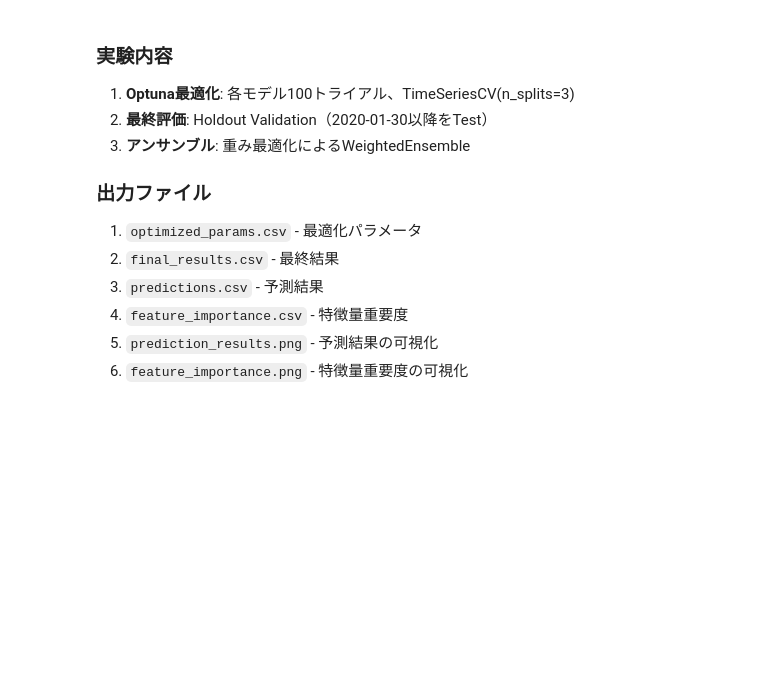
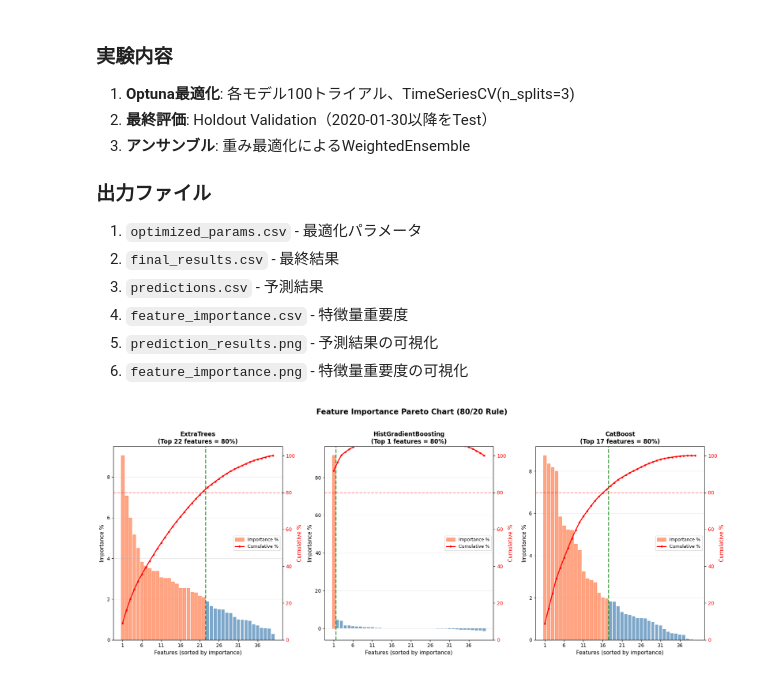
Before and after one commit to kobadaidesu/airregi-, a Jupyter notebook: kaggle-template/notebook/exp24.ipynb, the cells around one changed output. Saved outputs shown, nothing was run; the diff lists cells and outputs as text; code cells hidden in the pictures; blank space fills up the shorter version.

```diff
--- a/kaggle-template/notebook/exp24.ipynb
+++ b/kaggle-template/notebook/exp24.ipynb
@@ -753,3 +920,91 @@ print(f"  {output_dir}/feature_importance.png")
 4. `feature_importance.csv` - 特徴量重要度
 5. `prediction_results.png` - 予測結果の可視化
 6. `feature_importance.png` - 特徴量重要度の可視化
+# %%
+# ==================================================================================
+# 特徴量重要度 パレート図（80/20の法則）
+# ==================================================================================
+
+import matplotlib.pyplot as plt
+import numpy as np
+import pandas as pd
+
+# importance_df が既に存在する前提（cell-19で作成済み）
+# なければ以下で読み込み
+# importance_df = pd.read_csv(f'{output_dir}/feature_importance.csv')
+
+fig, axes = plt.subplots(1, 3, figsize=(18, 7))
+
+for idx, model_name in enumerate(['ExtraTrees', 'HistGradientBoosting', 'CatBoost']):
+    ax = axes[idx]
+
+    # 重要度でソート（降順）
+    sorted_df = importance_df[['feature', model_name]].sort_values(model_name, ascending=False).reset_index(drop=True)
+
+    # 正規化（合計を100%に）
+    total = sorted_df[model_name].sum()
+    sorted_df['importance_pct'] = sorted_df[model_name] / total * 100
+    sorted_df['cumulative_pct'] = sorted_df['importance_pct'].cumsum()
+
+    # 棒グラフ（重要度）
+    x = np.arange(len(sorted_df))
+    bars = ax.bar(x, sorted_df['importance_pct'], color='steelblue', alpha=0.7, label='Importance %')
+
+    # 累積線（パレート曲線）
+    ax2 = ax.twinx()
+    ax2.plot(x, sorted_df['cumulative_pct'], 'r-o', markersize=3, linewidth=2, label='Cumulative %')
+    ax2.axhline(y=80, color='red', linestyle='--', alpha=0.5, linewidth=1.5)
+    ax2.set_ylabel('Cumulative %', fontsize=11, color='red')
+    ax2.set_ylim(0, 105)
+    ax2.tick_params(axis='y', labelcolor='red')
+
+    # 80%ラインに達する特徴量数を計算
+    n_80 = (sorted_df['cumulative_pct'] <= 80).sum() + 1
+    ax.axvline(x=n_80 - 0.5, color='green', linestyle='--', alpha=0.7, linewidth=2)
+
+    # 80%に貢献する特徴量をハイライト
+    for i in range(min(n_80, len(bars))):
+        bars[i].set_color('coral')
+
+    ax.set_xlabel('Features (sorted by importance)', fontsize=11)
+    ax.set_ylabel('Importance %', fontsize=11)
+    ax.set_title(f'{model_name}\n(Top {n_80} features = 80%)', fontsize=12, fontweight='bold')
+    ax.set_xticks(x[::5])  # 5個おきにラベル
+    ax.set_xticklabels(x[::5] + 1)
+    ax.grid(alpha=0.3, axis='y')
+
+    # 凡例
+    lines1, labels1 = ax.get_legend_handles_labels()
+    lines2, labels2 = ax2.get_legend_handles_labels()
+    ax.legend(lines1 + lines2, labels1 + labels2, loc='center right', fontsize=9)
+
+plt.suptitle('Feature Importance Pareto Chart (80/20 Rule)', fontsize=15, fontweight='bold', y=1.02)
+plt.tight_layout()
+plt.savefig(f'{output_dir}/feature_importance_pareto.png', dpi=300, bbox_inches='tight')
+plt.show()
+
+# 80%に貢献するTop特徴量を表示
+print("\n" + "=" * 80)
+print("パレートの法則: 80%の重要度に貢献する特徴量")
+print("=" * 80)
+
+for model_name in ['ExtraTrees', 'HistGradientBoosting', 'CatBoost']:
+    sorted_df = importance_df[['feature', model_name]].sort_values(model_name, ascending=False).reset_index(drop=True)
+    total = sorted_df[model_name].sum()
+    sorted_df['importance_pct'] = sorted_df[model_name] / total * 100
+    sorted_df['cumulative_pct'] = sorted_df['importance_pct'].cumsum()
+
+    top_features = sorted_df[sorted_df['cumulative_pct'] <= 80]['feature'].tolist()
+    # 80%をちょうど超える特徴量も含める
+    if len(top_features) < len(sorted_df):
+        top_features.append(sorted_df.iloc[len(top_features)]['feature'])
+
+    print(f"\n【{model_name}】 {len(top_features)}/{len(feature_cols)} 特徴量 ({len(top_features)/len(feature_cols)*100:.0f}%)")
+    for i, feat in enumerate(top_features, 1):
+        pct = sorted_df[sorted_df['feature'] == feat]['importance_pct'].values[0]
+        cum = sorted_df[sorted_df['feature'] == feat]['cumulative_pct'].values[0]
+        print(f"  {i:2d}. {feat:25s} {pct:5.1f}% (累積: {cum:5.1f}%)")
+
+print(f"\n保存: {output_dir}/feature_importance_pareto.png")
+# %% [output]
+[figure, added]
```
Also changed, not shown: parts of 20 cells of this notebook, 32 other files.
